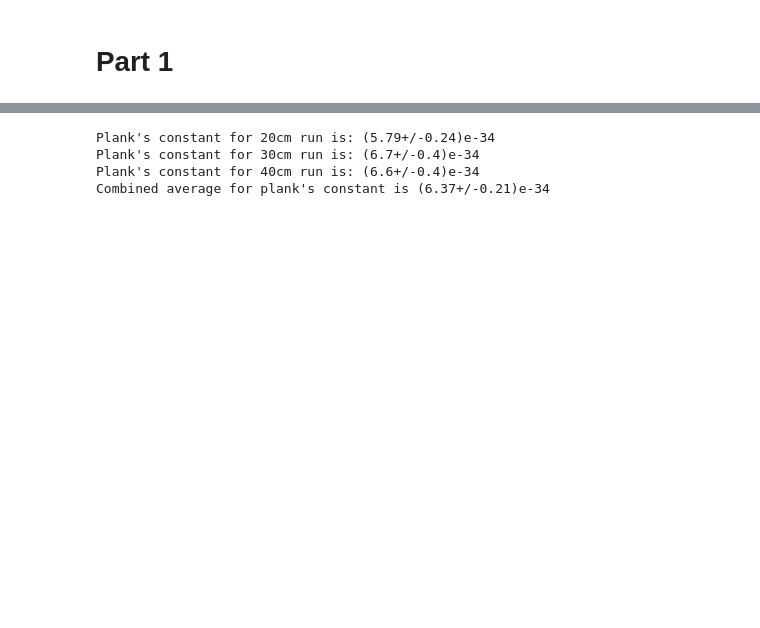
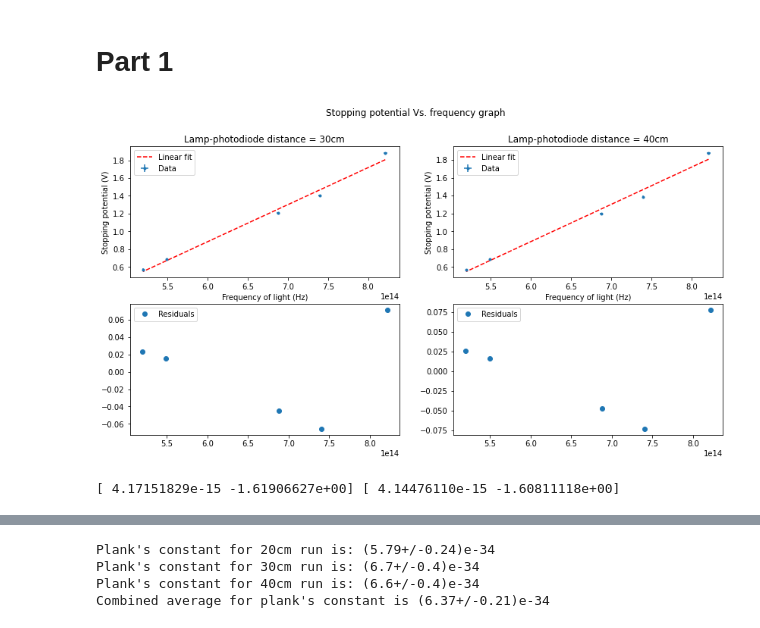
Before and after one commit to 3FI/PHYS-258, a Jupyter notebook: Lab3/Lab3_Notebook.ipynb, the cells around one changed output, grey strips where cells are left out. Saved outputs shown, nothing was run; the diff lists cells and outputs as text; code cells hidden in the pictures; blank space fills up the shorter version.

```diff
--- a/Lab3/Lab3_Notebook.ipynb
+++ b/Lab3/Lab3_Notebook.ipynb
@@ -23,6 +23,69 @@ for i in range(3):
 
 # [3 runs][frequency (Hz), stopping potential (V)]
 # print(p1)
+# %%
+title = ["Lamp-photodiode distance = 20cm", "Lamp-photodiode distance = 30cm", "Lamp-photodiode distance = 40cm"]
+plt.figure(figsize=(14,7))
+plt.subplot(2,2,1) #!!!!!!!!!!!!!
+
+x1 = p1[1][0] # frequency
+y1 = p1[1][1] # stopping potential
+
+plt.errorbar(unumpy.nominal_values(x1), unumpy.nominal_values(y1),xerr= unumpy.std_devs(x1),yerr= unumpy.std_devs(y1), fmt=".", label = 'Data')
+
+def f(x,a, b):
+    return a*x +b
+popt1,pcov1 = optimize.curve_fit(f,xdata=unumpy.nominal_values(x1), ydata=unumpy.nominal_values(y1), sigma=unumpy.std_devs(y1), p0 = [0.4148*10**-14, 0])
+perr1 = np.sqrt(np.diag(pcov1))
+def fit1(x):
+    return popt1[0]*x + popt1[1]
+
+
+plt.plot(unumpy.nominal_values(x1), fit1(unumpy.nominal_values(x1)), 'r--',label='Linear fit')
+plt.legend()
+plt.xlabel("Frequency of light (Hz)")
+plt.ylabel("Stopping potential (V)")
+plt.suptitle("Stopping potential Vs. frequency graph ")
+plt.title(title[1])
+
+plt.subplot(2,2,3) #!!!!!!!
+
+plt.plot(unumpy.nominal_values(x1), (unumpy.nominal_values(y1))-(fit1(unumpy.nominal_values(x1))), 'o', label = "Residuals")
+plt.legend()
+#>>>>>
+plt.subplot(2,2,2) #!!!!!!!!!!!!!
+
+x2 = p1[2][0] # frequency
+y2 = p1[2][1] # stopping potential
+
+plt.errorbar(unumpy.nominal_values(x2), unumpy.nominal_values(y2),xerr= unumpy.std_devs(x2),yerr= unumpy.std_devs(y2), fmt=".", label = 'Data')
+
+def f(x,a, b):
+    return a*x +b
+popt2,pcov2 = optimize.curve_fit(f,xdata=unumpy.nominal_values(x2), ydata=unumpy.nominal_values(y2), sigma=unumpy.std_devs(y2), p0 = [0.4148*10**-14, 0])
+perr2 = np.sqrt(np.diag(pcov2))
+def fit2(x):
+    return popt2[0]*x + popt2[1]
+
+plt.plot(unumpy.nominal_values(x2), fit1(unumpy.nominal_values(x2)), 'r--',label='Linear fit')
+plt.legend()
+plt.xlabel("Frequency of light (Hz)")
+plt.ylabel("Stopping potential (V)")
+plt.suptitle("Stopping potential Vs. frequency graph ")
+plt.title(title[2])
+
+plt.subplot(2,2,4) #!!!!!!!
+
+plt.plot(unumpy.nominal_values(x2), (unumpy.nominal_values(y2))-(fit2(unumpy.nominal_values(x2))), 'o', label = "Residuals")
+plt.legend()
+
+
+plt.show()
+
+print(popt1, popt2)
+# %% [output]
+[figure, added]
+[ 4.17151829e-15 -1.61906627e+00] [ 4.14476110e-15 -1.60811118e+00]
 # %%
 m, m_u =[], []
 b, b_u = [], []
```
Also changed, not shown: parts of 7 cells of this notebook, 9 other files.
